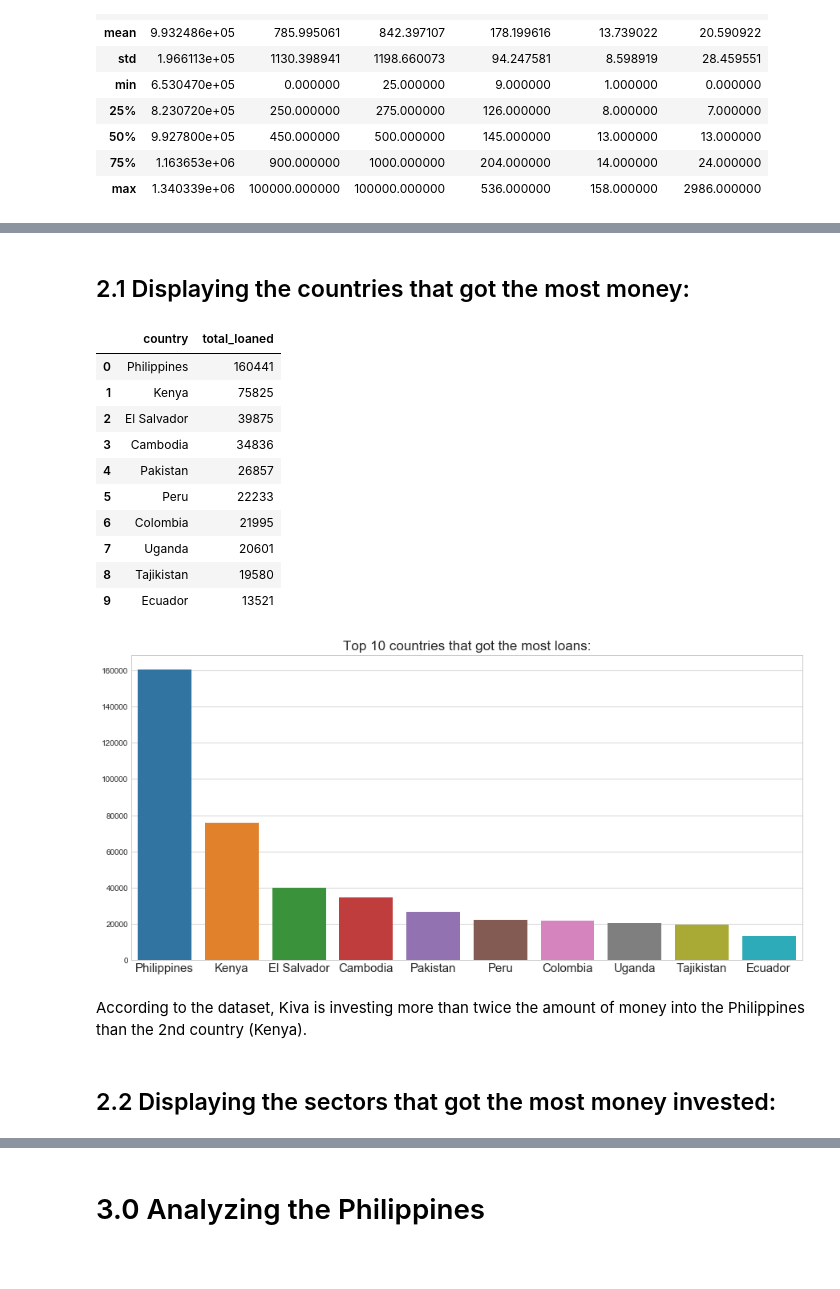
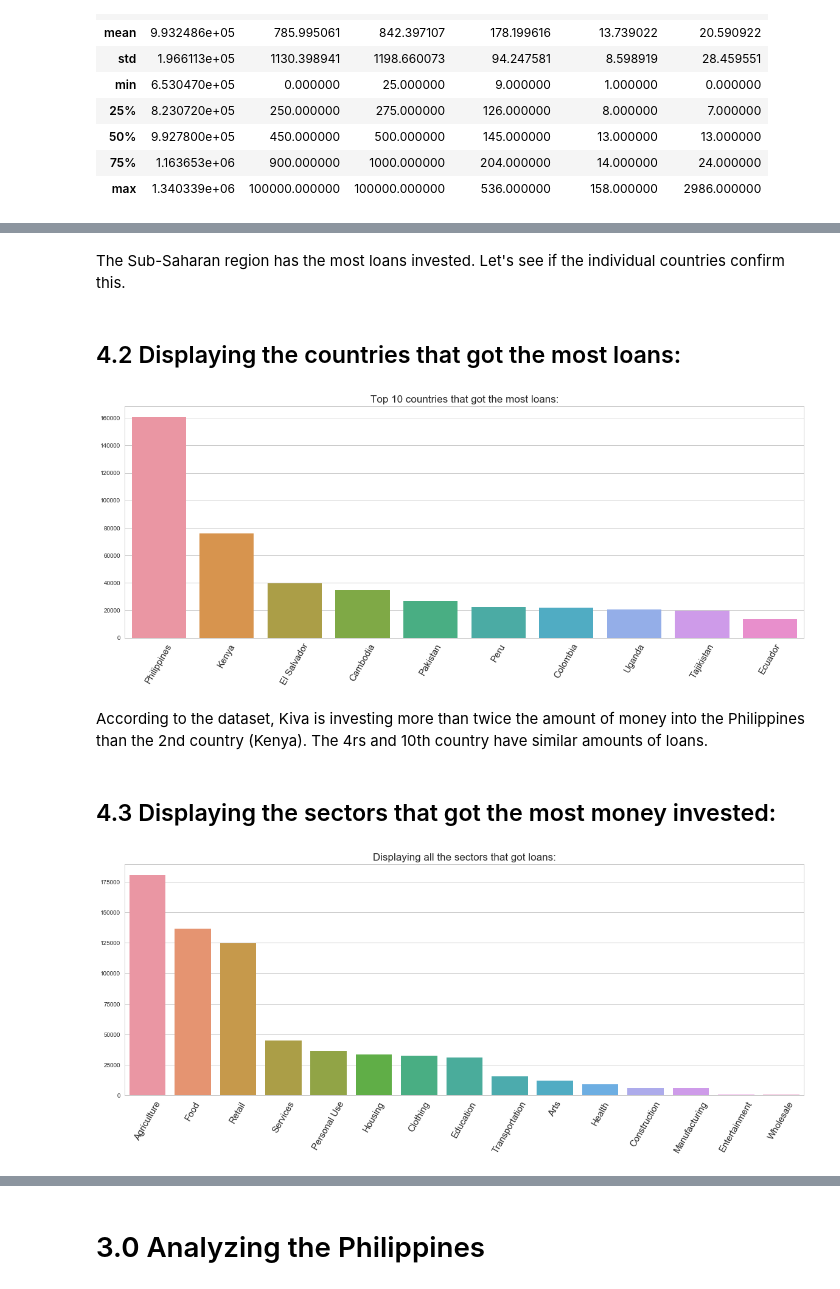
Before and after one commit to CJL89/Kiva-Crowdfunding, a Jupyter notebook: Kiva Crowdfunding.ipynb, the cells around one changed output, grey strips where cells are left out. Cells and saved outputs as stored; diff of their text form; code cells hidden in the pictures; blank space fills up the shorter version.

Commit message:
Analyzing the kiva database in more detail and fixed some errors

```diff
--- a/Kiva Crowdfunding.ipynb
+++ b/Kiva Crowdfunding.ipynb
@@ -225,0 +265,13 @@ kiva_loans.describe()
+# %%
+kiva_regions = pd.DataFrame(kiva_mpi_region_locations['world_region'].value_counts())
+kiva_regions.reset_index(inplace=True)
+kiva_regions.columns = ['world_region', 'total_amount']
+
+plt.figure(figsize=(20, 7))
+
+sns.set(style="whitegrid")
+barplot = sns.barplot(x=kiva_regions['world_region'], y=kiva_regions['total_amount'])
+barplot.set(xlabel='', ylabel='')
+plt.title('Regions that got most of the loans:', fontsize=17)
+plt.xticks(fontsize=15)
+plt.show()
@@ -226,39 +280,47 @@ kiva_loans.describe()
+# %% [markdown]
+The Sub-Saharan region has the most loans invested. Let's see if the individual countries confirm this.
 # %% [markdown]
-## <a id='countries'>2.1 Displaying the countries that got the most money:</a>
+## <a id='countries'>4.2 Displaying the countries that got the most loans:</a>
 # %%
 # Displaying the top 10 countries that got the biggest dollar amount in loans:
 
 countries = pd.DataFrame(kiva_loans['country'].value_counts(sort=['loan_amount']).head(10))
 countries.reset_index(inplace=True)
 countries.columns = ['country', 'total_loaned']
-countries
+
+# Displaying the results in a graph:
+
+plt.figure(figsize=(20, 7))
+
+sns.set(style="whitegrid")
+barplot = sns.barplot(x=countries['country'], y=countries['total_loaned'])
+barplot.set(xlabel='', ylabel='')
+plt.title('Top 10 countries that got the most loans:', fontsize=17)
+plt.xticks(rotation=60, fontsize=15)
+plt.show()
 # %% [output]
-|  | country | total_loaned |
-| 0 | Philippines | 160441 |
-| 1 | Kenya | 75825 |
-| 2 | El Salvador | 39875 |
-| 3 | Cambodia | 34836 |
-| 4 | Pakistan | 26857 |
-| 5 | Peru | 22233 |
-| 6 | Colombia | 21995 |
-| 7 | Uganda | 20601 |
-| 8 | Tajikistan | 19580 |
-| 9 | Ecuador | 13521 |
+[figure, added]
+# %% [markdown]
+According to the dataset, Kiva is investing more than twice the amount of money into the Philippines than the 2nd country (Kenya). The 4rs and 10th country have similar amounts of loans.
+# %% [markdown]
+## <a id='sectors'>4.3 Displaying the sectors that got the most money invested:</a>
 # %%
+# Displaying the top sectors where money was invested:
+
+sectors = pd.DataFrame(kiva_loans['sector'].value_counts(sort=['loan_amount']))
+sectors.reset_index(inplace=True)
+sectors.columns = ['sector', 'total_loaned']
+sectors
+
 # Displaying the results in a graph:
 
-plt.figure(figsize=(15, 7))
+plt.figure(figsize=(20, 7))
 
 sns.set_style("whitegrid")
-sns.barplot(x=countries['country'], y=countries['total_loaned'])
-plt.title('Top 10 countries that got the most loans:', fontsize=17)
-plt.xticks(fontsize=15)
-plt.xlabel('')
-plt.ylabel('')
+barplot = sns.barplot(x=sectors['sector'], y=sectors['total_loaned'])
+barplot.set(xlabel='', ylabel='')
+plt.title('Displaying all the sectors that got loans:', fontsize=17)
+plt.xticks(rotation=60, fontsize=15)
 plt.show()
 # %% [output]
-[figure, old version]
+[figure, new version]
-# %% [markdown]
-According to the dataset, Kiva is investing more than twice the amount of money into the Philippines than the 2nd country (Kenya).
-# %% [markdown]
-## <a id='sectors'>2.2 Displaying the sectors that got the most money invested:</a>
```
Also changed, not shown: parts of 45 cells of this notebook.
